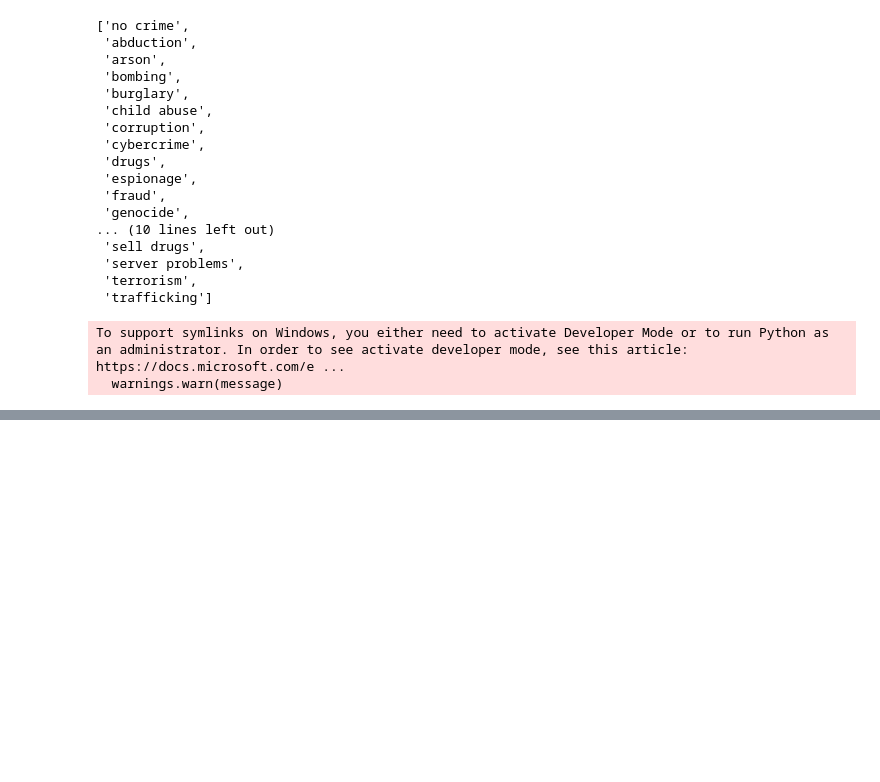
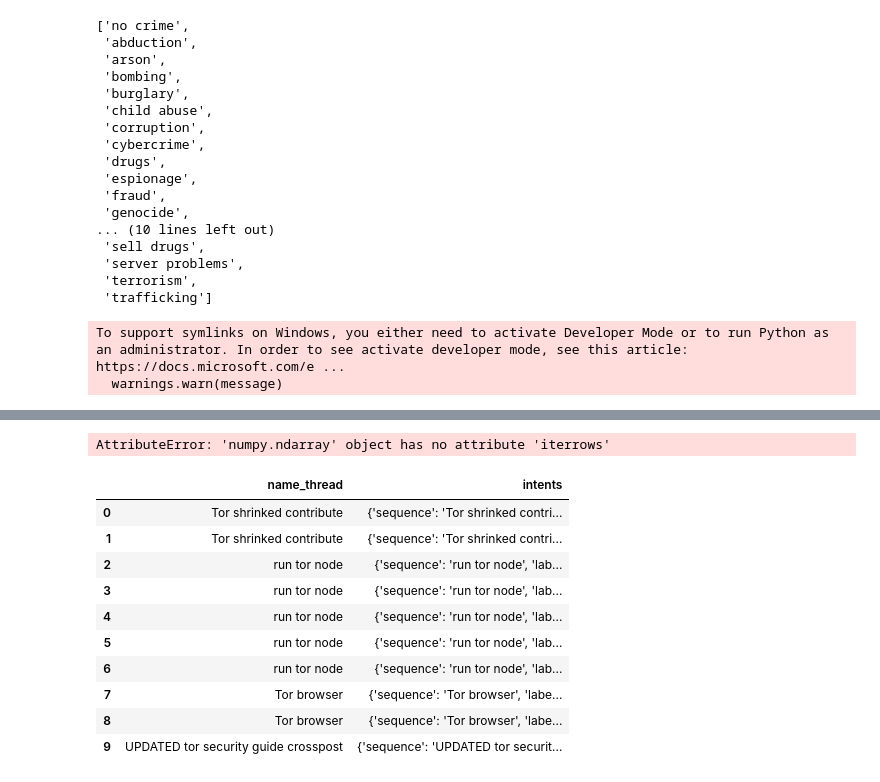
Before and after one commit to D0men1c0/GSoC, a Jupyter notebook: Analyze_files/Completed/TextThreadAnalysis.ipynb, the cells around one changed output, grey strips where cells are left out. Cells and saved outputs as stored; diff of their text form; code cells hidden in the pictures; blank space fills up the shorter version.

Commit message:
Update Models

```diff
--- a/Analyze_files/Completed/TextThreadAnalysis.ipynb
+++ b/Analyze_files/Completed/TextThreadAnalysis.ipynb
@@ -315,7 +316,7 @@ list_itents
  'terrorism',
  'trafficking']
 # %%
-pipe = pipeline("zero-shot-classification", model="MoritzLaurer/mDeBERTa-v3-base-mnli-xnli")
+pipe = pipeline("zero-shot-classification", model='cross-encoder/nli-roberta-base')
 # %% [output]
 To support symlinks on Windows, you either need to activate Developer Mode or to run Python as an administrator. In order to see activate developer mode, see this article: https://docs.microsoft.com/e ...
   warnings.warn(message)
@@ -341,0 +353,25 @@ pipe("Tor shrinked contribute", list_itents)
+# %%
+for index, row in tqdm(df['name_thread'].unique()[:10].iterrows(), total=len(df['name_thread'].unique()[:10]), desc='Processing threads'):
+    thread_text = row['name_thread']
+    result = pipe(thread_text, list_itents)
+    highest_confidence_index = result['labels'].index(max(result['scores']))
+    highest_confidence_label = result['labels'][highest_confidence_index]
+    highest_confidence_score = result['scores'][highest_confidence_index]
+    df[:10].at[index, 'intents'] = highest_confidence_label
+    df[:10].at[index, 'confidence'] = highest_confidence_score
+# %% [output]
+AttributeError: 'numpy.ndarray' object has no attribute 'iterrows'
+# %%
+df[['name_thread', 'intents']].head(10)
+# %% [output]
+|  | name_thread | intents |
+| 0 | Tor shrinked contribute | {'sequence': 'Tor shrinked contri... |
+| 1 | Tor shrinked contribute | {'sequence': 'Tor shrinked contri... |
+| 2 | run tor node | {'sequence': 'run tor node', 'lab... |
+| 3 | run tor node | {'sequence': 'run tor node', 'lab... |
+| 4 | run tor node | {'sequence': 'run tor node', 'lab... |
+| 5 | run tor node | {'sequence': 'run tor node', 'lab... |
+| 6 | run tor node | {'sequence': 'run tor node', 'lab... |
+| 7 | Tor browser | {'sequence': 'Tor browser', 'labe... |
+| 8 | Tor browser | {'sequence': 'Tor browser', 'labe... |
+| 9 | UPDATED tor security guide crosspost | {'sequence': 'UPDATED tor securit... |
```
Also changed, not shown: parts of 3 cells of this notebook, 1 other file.
